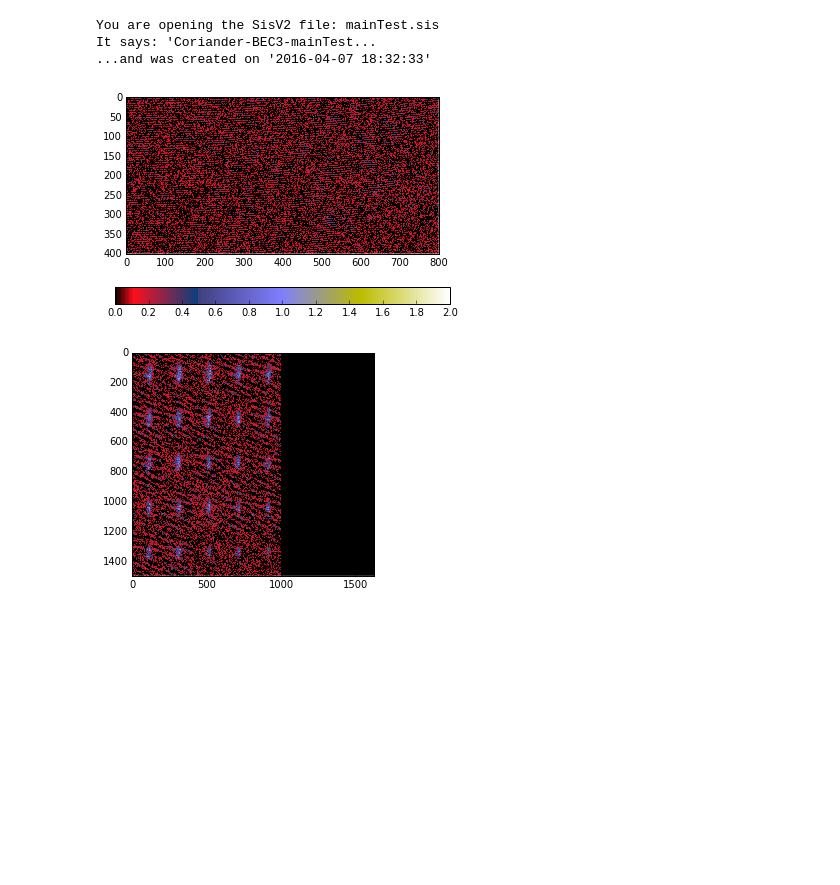
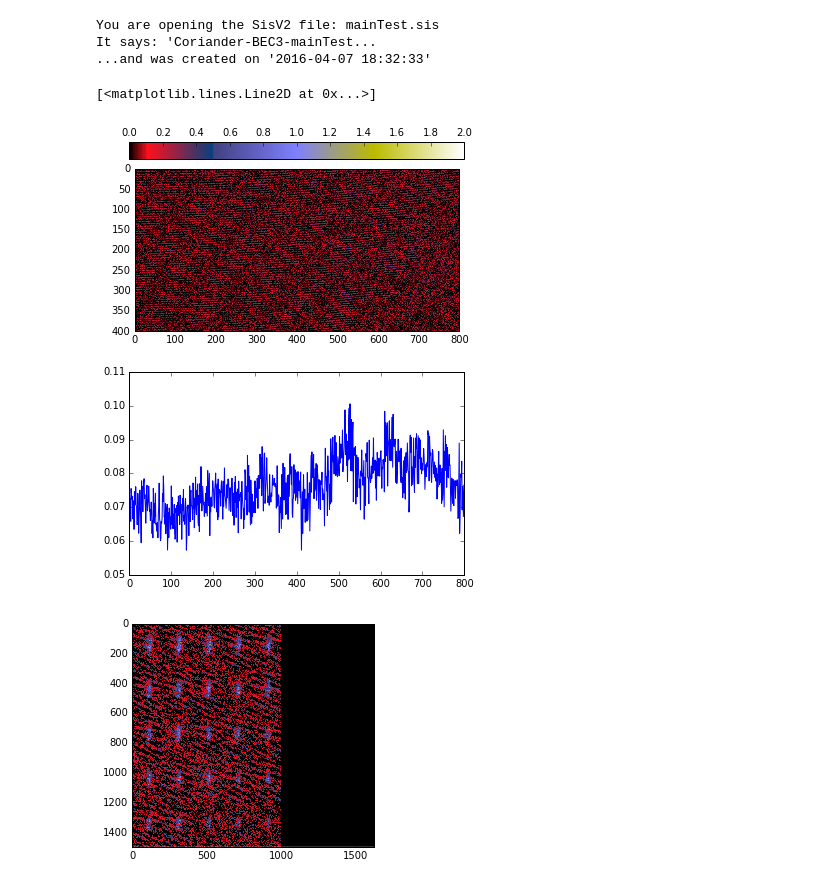
Before and after one commit to BEC-Trento/camera1, a Jupyter notebook: python/mainTest.ipynb, the cells around one changed output. Cells and saved outputs as stored; diff of their text form; code cells hidden in the pictures; blank space fills up the shorter version.

```diff
--- a/python/mainTest.ipynb
+++ b/python/mainTest.ipynb
@@ -56,12 +56,19 @@ a = Sis2.readsis('mainTest.sis')[0]
 You are opening the SisV2 file: mainTest.sis
 It says: 'Coriander-BEC3-mainTest...
 ...and was created on '2016-04-07 18:32:33'
-# %%
-imshow(a/6553.6,interpolation='none', cmap='gist_stern',vmin=0,vmax=2)
-colorbar(orientation='horizontal')
-show()
-# %% [output]
-[figure, removed]
+# %%
+fig, (ax0, ax1) = plt.subplots(2,1, figsize=(6,8))
+
+OD_dopo = a/6553.6
+
+i2 = ax0.imshow(OD_dopo, cmap='gist_stern', vmin=0, vmax=2)
+cax, kw = make_axes(ax0, 'top')
+plt.colorbar(i2, cax=cax, **kw)
+
+ax1.plot(OD_dopo.mean(0))
+# %% [output]
+[<matplotlib.lines.Line2D at 0x...>]
+[figure, added]
 # %%
 imshow(c,interpolation='none', cmap='gist_stern')
 show()
```
Also changed, not shown: 6 other files.
